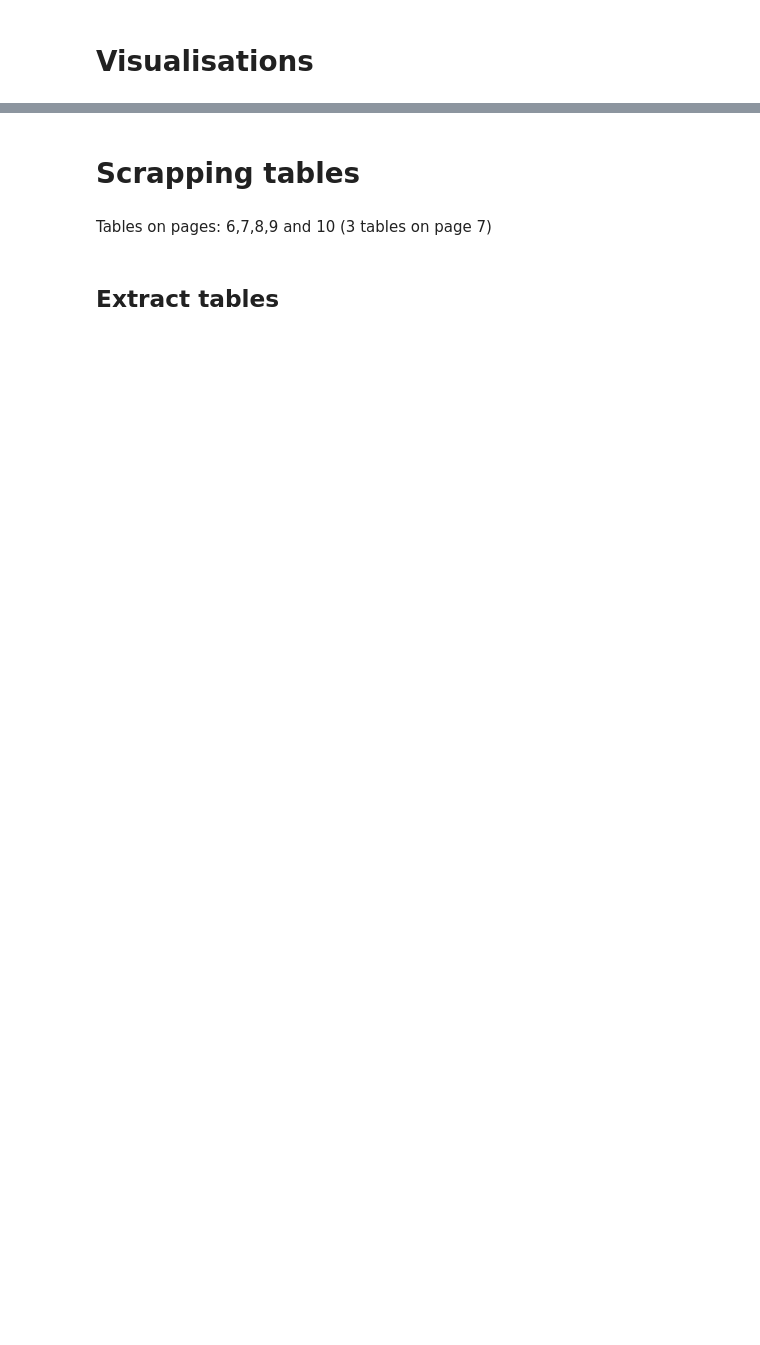
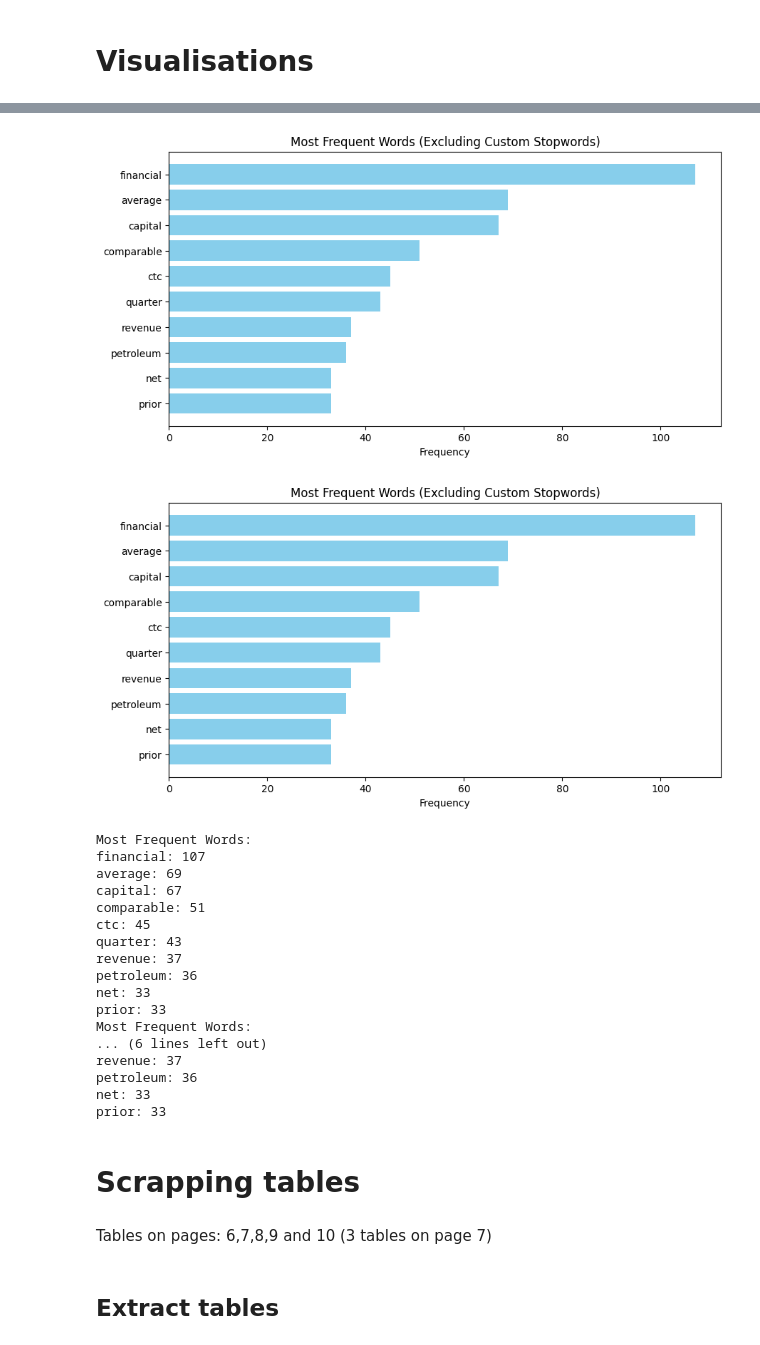
Before and after one commit to andrejet55/CTQuarterReportScrapping, a Jupyter notebook: PDF_Scrapping_on_CT_report.ipynb, the cells around one changed output, grey strips where cells are left out. Cells and saved outputs as stored; diff of their text form; code cells hidden in the pictures; blank space fills up the shorter version.

```diff
--- a/PDF_Scrapping_on_CT_report.ipynb
+++ b/PDF_Scrapping_on_CT_report.ipynb
@@ -344,0 +391,54 @@ plot_ngram_counts(trigram_counts, "Most Common Trigrams")
+# %%
+from nltk.corpus import stopwords
+from collections import Counter
+import matplotlib.pyplot as plt
+import nltk
+
+nltk.download('stopwords')
+
+# Define default and custom stopwords
+stop_words = set(stopwords.words('english'))
+custom_stopwords = {
+    'million', 'retail', 'segment', 'normalized', 'consolidated',
+    'asset', 'measure', 'investment', 'taxes', 'information', 'following', 'table',
+    'reconciles', 'ytd', 'company', 'sale', 'customer', 'sales1', 'section',
+    'year', 'canadian', 'income', 'q3', '2024', 'tax', '2023', 'ct', 'reit',
+    'could', 'cause', 'actual', 'c', 'le', 'operating','compared','excluding','add','tire'
+}
+stop_words.update(custom_stopwords)
+
+
+
+# Function to count and display the most frequent words
+def display_most_frequent_words(tokens, top_n=10):
+    # Count word frequencies
+    # Function to preprocess the text by removing stopwords
+
+    tokens = nltk.word_tokenize(processed_data_string.lower())  # Tokenize and convert to lowercase
+    filtered_tokens = [word for word in tokens if word.isalnum() and word not in stop_words]  # Remove stopwords
+    word_counts = Counter(filtered_tokens)
+
+    # Get the top N most frequent words
+    most_common_words = word_counts.most_common(top_n)
+
+    # Separate words and their frequencies for plotting
+    words, counts = zip(*most_common_words)
+
+    # Plot the most frequent words
+    plt.figure(figsize=(10, 5))
+    plt.barh(words, counts, color='skyblue')
+    plt.xlabel('Frequency')
+    plt.title('Most Frequent Words (Excluding Custom Stopwords)')
+    plt.gca().invert_yaxis()  # To show the most frequent words on top
+    plt.show()
+
+    # Print the most frequent words for reference
+    print("Most Frequent Words:")
+    for word, count in most_common_words:
+        print(f"{word}: {count}")
+
+
+
+# Display the most frequent words
+display_most_frequent_words(processed_tokens, top_n=10)
+# %% [output]
@@ -345,3 +451,22 @@ plot_ngram_counts(trigram_counts, "Most Common Trigrams")
+[figure, added]
+[figure, added]
+Most Frequent Words:
+financial: 107
+average: 69
+capital: 67
+comparable: 51
+ctc: 45
+quarter: 43
+revenue: 37
+petroleum: 36
+net: 33
+prior: 33
+Most Frequent Words:
+... (6 lines left out)
+revenue: 37
+petroleum: 36
+net: 33
+prior: 33
 # %% [markdown]
 # Scrapping tables
 # %% [markdown]
```
Also changed, not shown: parts of 31 cells of this notebook.
